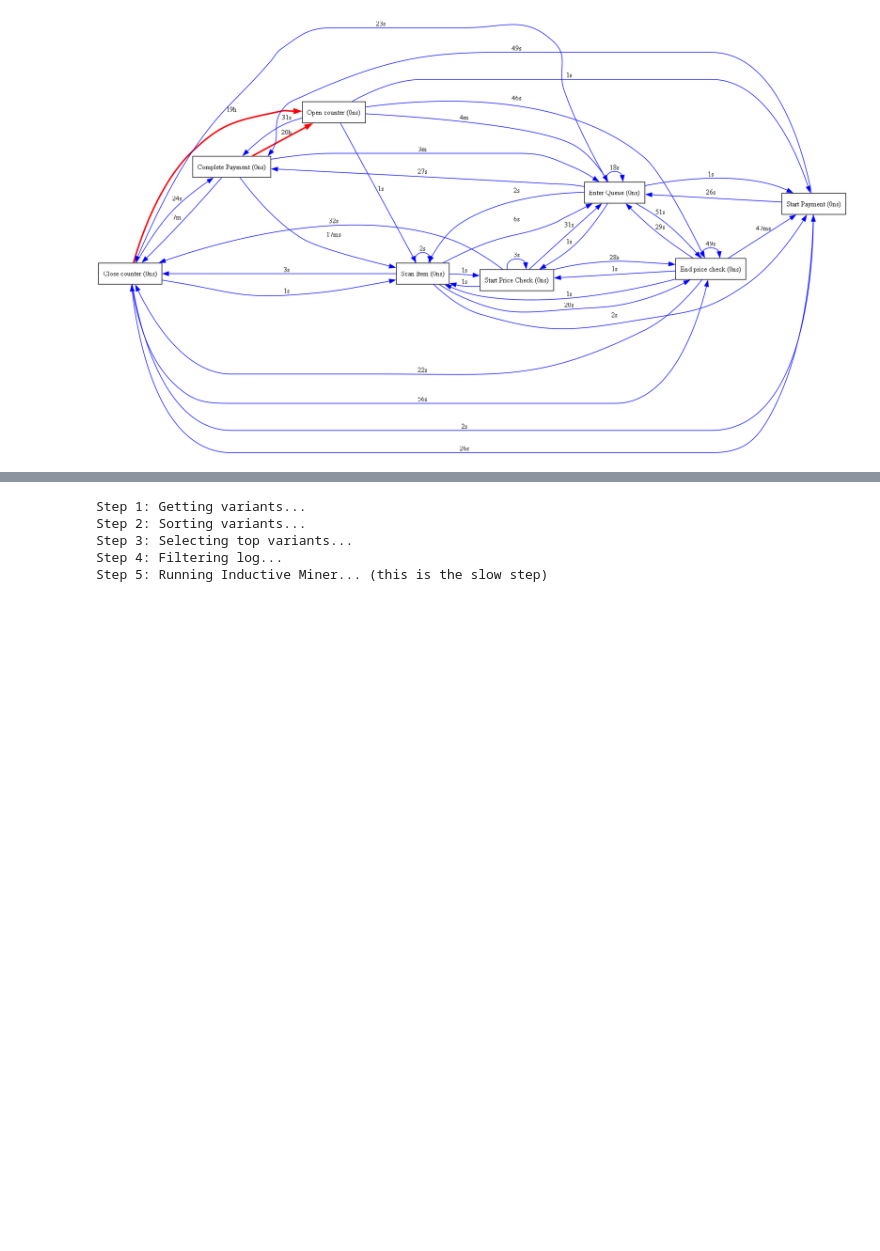
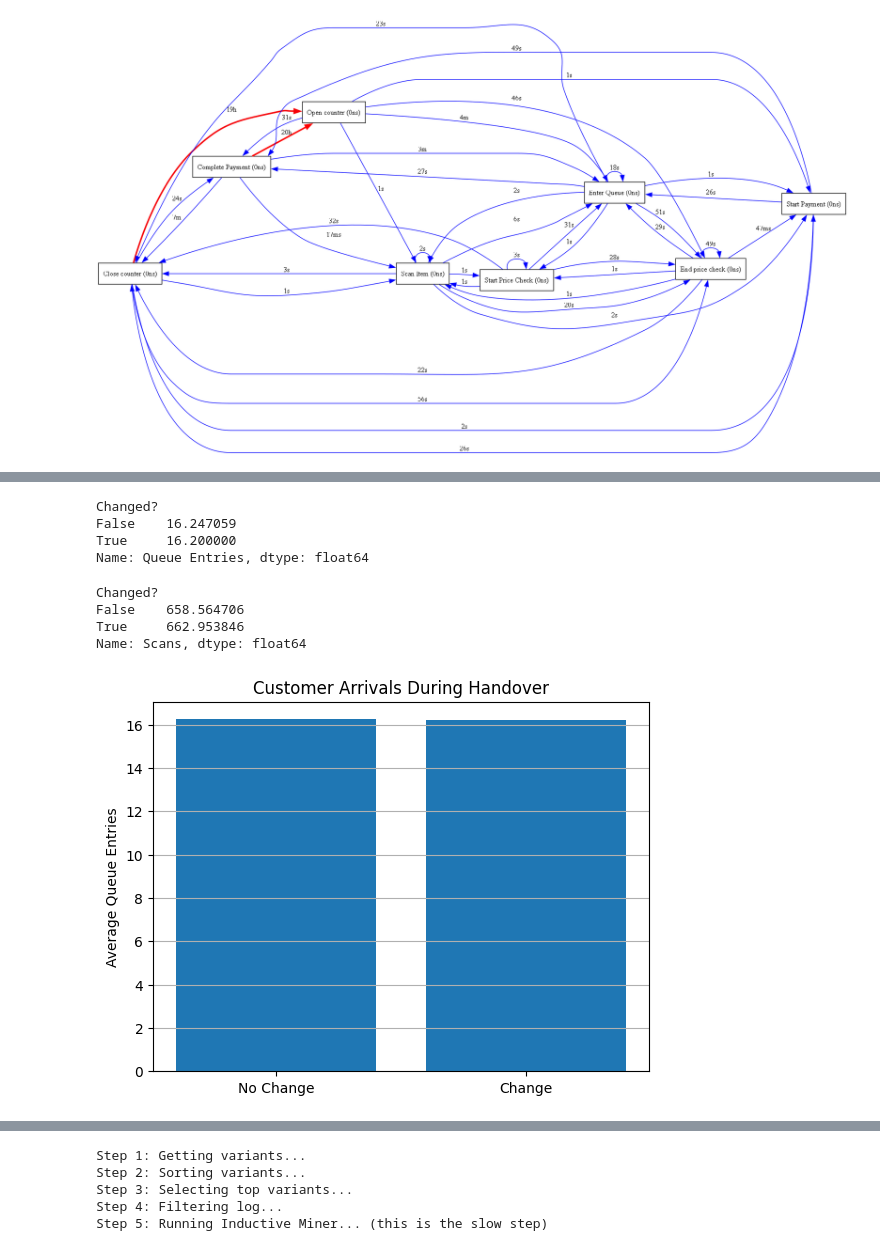
Before and after one commit to gaurisharma360/Process-Intelligence-in-Action, a Jupyter notebook: Gauri/intro_xes_tutorial_counter.ipynb, the cells around one changed output, grey strips where cells are left out. Cells and saved outputs as stored; diff of their text form; code cells hidden in the pictures; blank space fills up the shorter version.

```diff
--- a/Gauri/intro_xes_tutorial_counter.ipynb
+++ b/Gauri/intro_xes_tutorial_counter.ipynb
@@ -456,0 +644,38 @@ dfg_vis.view(gviz)
+# %%
+comparison = handover_check.groupby('Changed?')['Queue Entries'].mean()
+
+print(comparison)
+# %% [output]
+Changed?
+False    16.247059
+True     16.200000
+Name: Queue Entries, dtype: float64
+# %%
+comparison = handover_check.groupby('Changed?')['Scans'].mean()
+
+print(comparison)
+# %% [output]
+Changed?
+False    658.564706
+True     662.953846
+Name: Scans, dtype: float64
+# %%
+import matplotlib.pyplot as plt
+
+avg_entries = handover_check.groupby('Changed?')['Queue Entries'].mean()
+
+plt.figure()
+
+plt.bar(
+    ['No Change', 'Change'],
+    avg_entries.values
+)
+
+plt.ylabel("Average Queue Entries")
+plt.title("Customer Arrivals During Handover")
+
+plt.grid(axis='y')
+
+plt.show()
+# %% [output]
+[figure, added]
```
Also changed, not shown: parts of 15 cells of this notebook, 2 other files.
